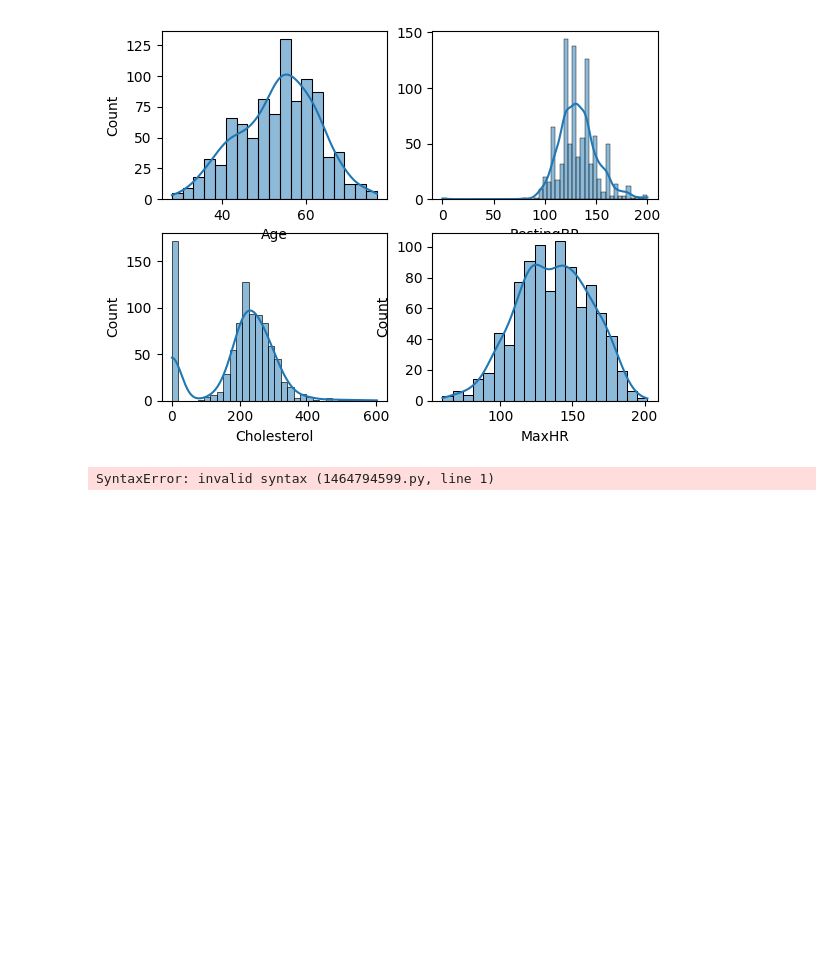
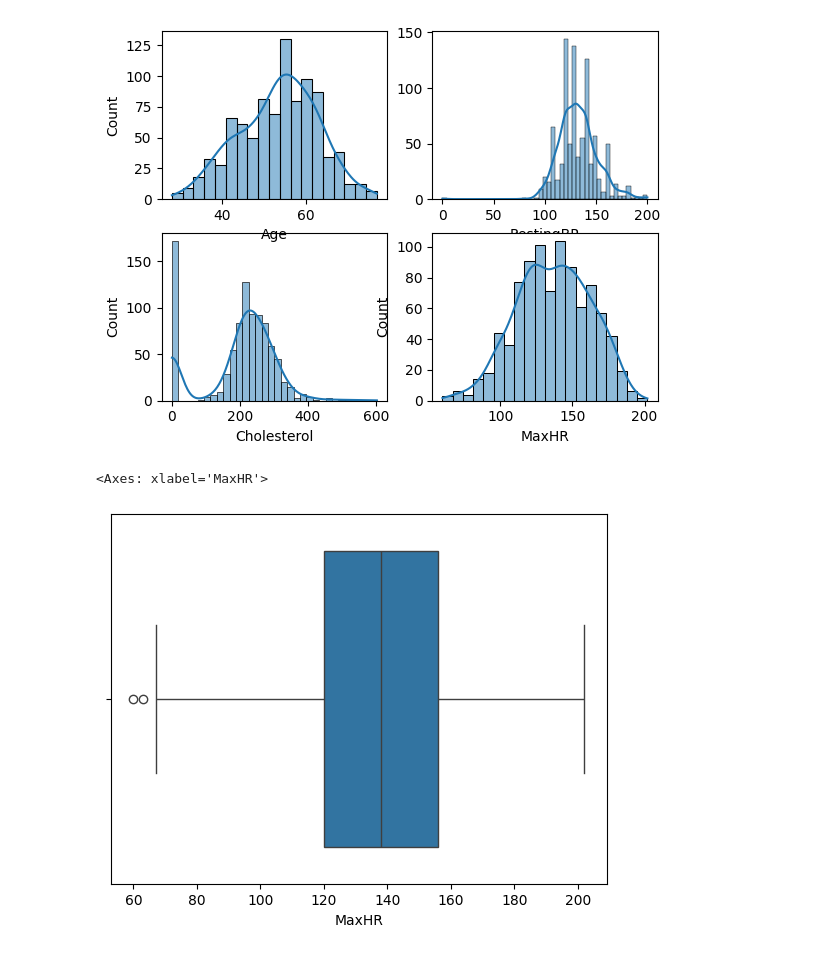
Before and after one commit to ankush262/Machine-learning, a Jupyter notebook: heart_diease.ipynb, the cells around one changed output. Cells and saved outputs as stored; diff of their text form; code cells hidden in the pictures; blank space fills up the shorter version.

```diff
--- a/heart_diease.ipynb
+++ b/heart_diease.ipynb
@@ -172,6 +211,7 @@ plotting('Age',1)
 # %% [output]
 [figure]
 # %%
-df["Cholesterol"] =
+sns.boxplot(x = df["MaxHR"])
 # %% [output]
-SyntaxError: invalid syntax (1464794599.py, line 1)
+<Axes: xlabel='MaxHR'>
+[figure, added]
```
Also changed, not shown: parts of 5 cells of this notebook.
